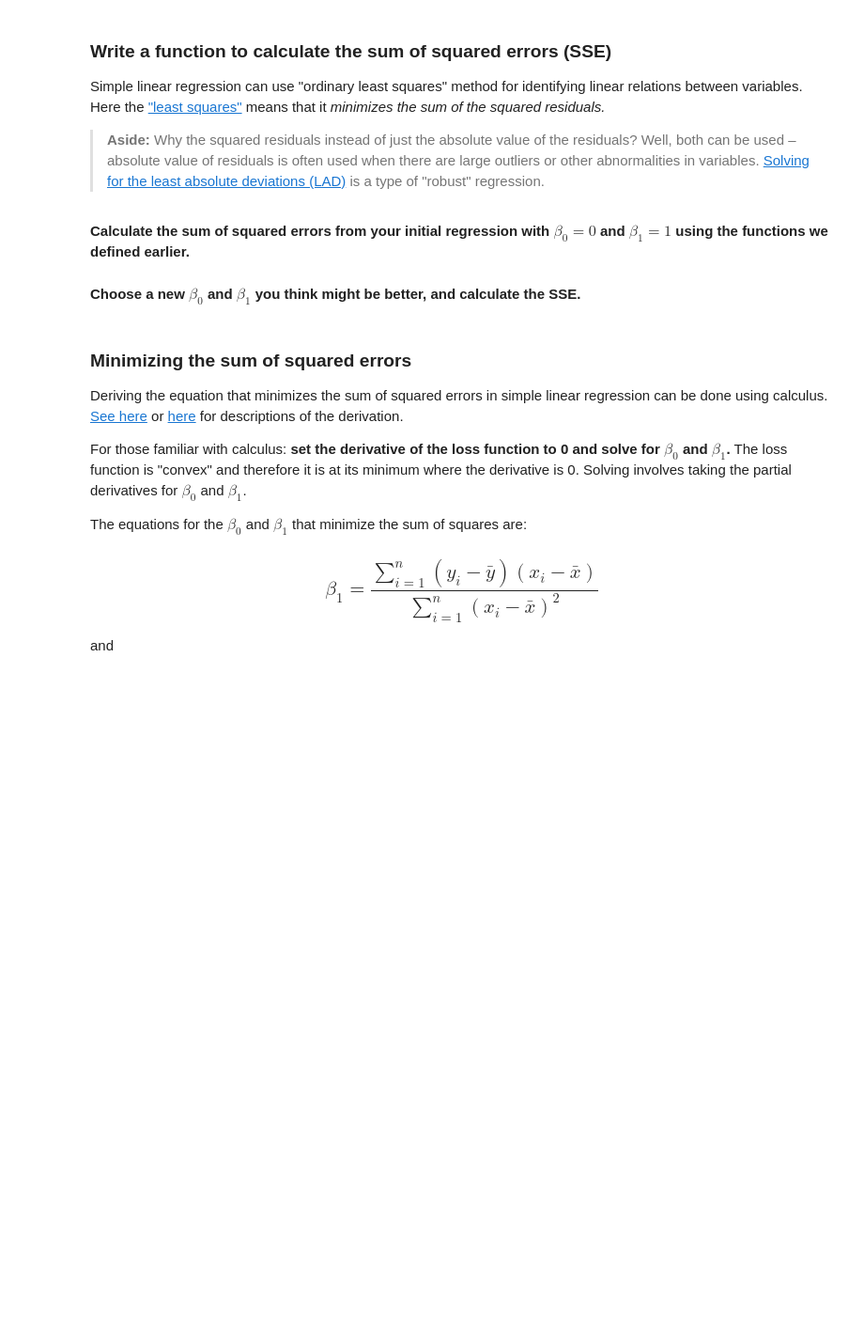
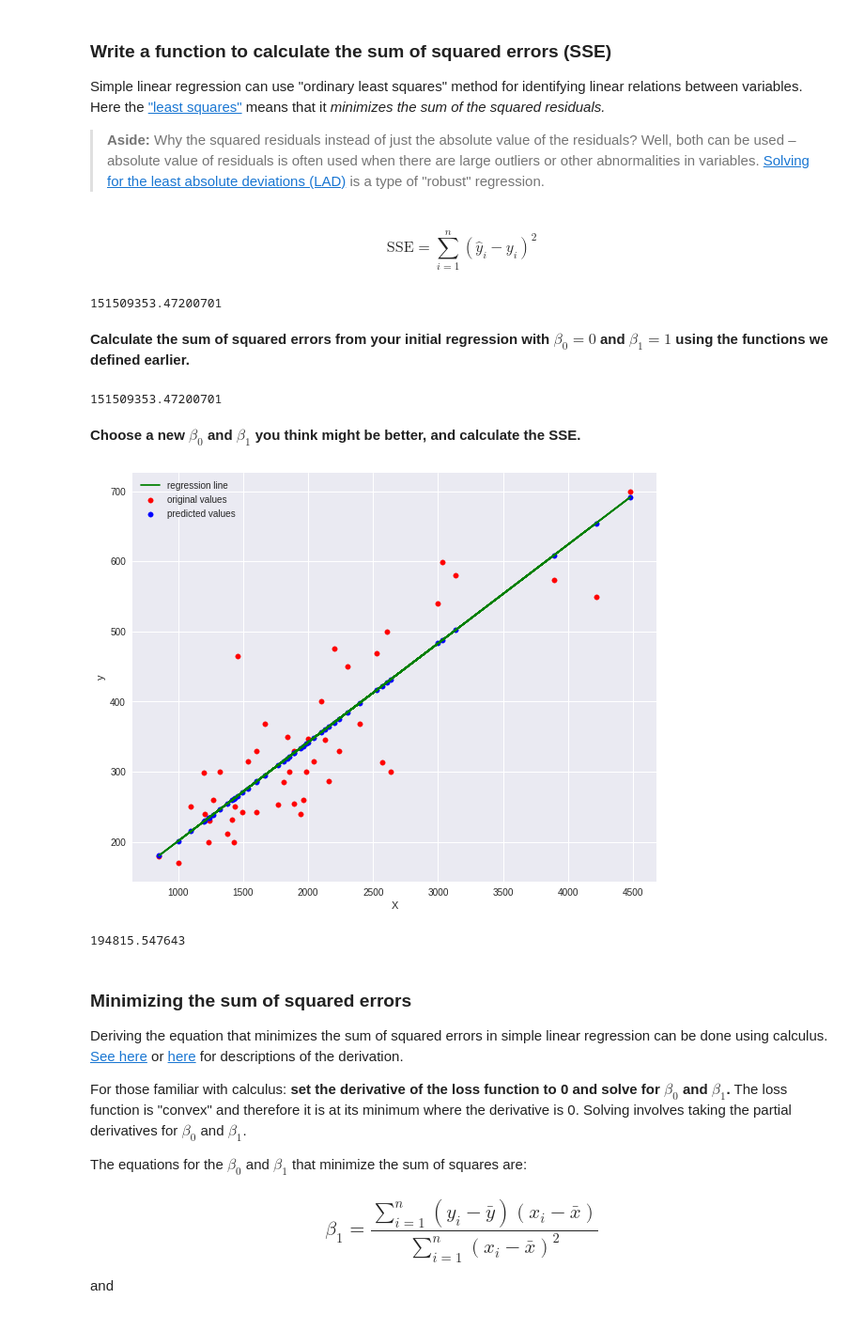
Before and after one commit to Proletariat99/linear-regression-from-scratch, a Jupyter notebook: coding-linear-regression.ipynb, the cells around one changed output. Shown at 94% size. Saved outputs shown, nothing was run; the diff lists cells and outputs as text; code cells hidden in the pictures; blank space fills up the shorter version.

```diff
--- a/coding-linear-regression.ipynb
+++ b/coding-linear-regression.ipynb
@@ -148,3 +194,6 @@ Recall that the residuals are simply the error of the model:
 Where $y_i$ is the true value of our target at this observation $i$, and $\hat{y}_i$ is the predicted value of our target. Simple enough.
 # %%
 # function to calculate residuals
+
+def calc_residuals(yhat,y):
+    return yhat-y
@@ -157,16 +208,35 @@ Simple linear regression can use "ordinary least squares" method for identifying
 
 
 > **Aside:** Why the squared residuals instead of just the absolute value of the residuals? Well, both can be used – absolute value of residuals is often used when there are large outliers or other abnormalities in variables. [Solving for the least absolute deviations (LAD)](https://en.wikipedia.org/wiki/Least_absolute_deviations) is a type of "robust" regression.
+# %% [markdown]
+$$
+\text{SSE} = \sum_{i=1}^{n}(\widehat{y}_i-y_i)^2
+$$
+# %%
+sum(np.square(naive_residuals))
+# %% [output]
+151509353.47200701
 # %%
 # function to calculate SSE
+def calc_sse(yhat,y):
+    return sum(np.square(calc_residuals(yhat,y)))
 # %% [markdown]
 **Calculate the sum of squared errors from your initial regression with $\beta_0 = 0$ and $\beta_1 = 1$ using the functions we defined earlier.**
 # %%
 # calculate SSE
+naive_sse = calc_sse(naive_yhat,y)
+naive_sse
+# %% [output]
+151509353.47200701
 # %% [markdown]
 **Choose a new $\beta_0$ and $\beta_1$ you think might be better, and calculate the SSE.**
 # %%
 # plot new regression, calculate new SSE
+guess_yhat = plot_regression_line(60,.141,X,y)
+calc_sse(guess_yhat,y)
+# %% [output]
+[figure, added]
+194815.547643
 # %% [markdown]
 <a id='minimize-sse'></a>
 
```
Also changed, not shown: parts of 36 cells of this notebook.
